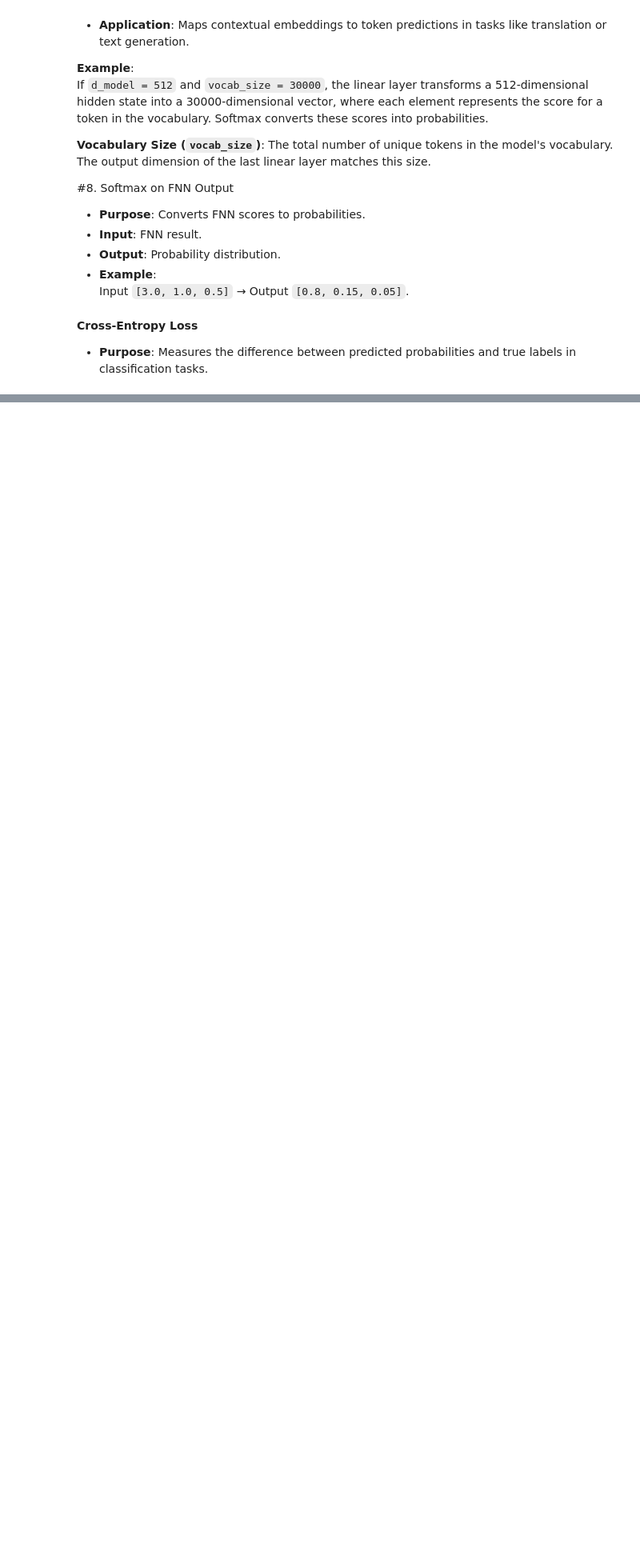
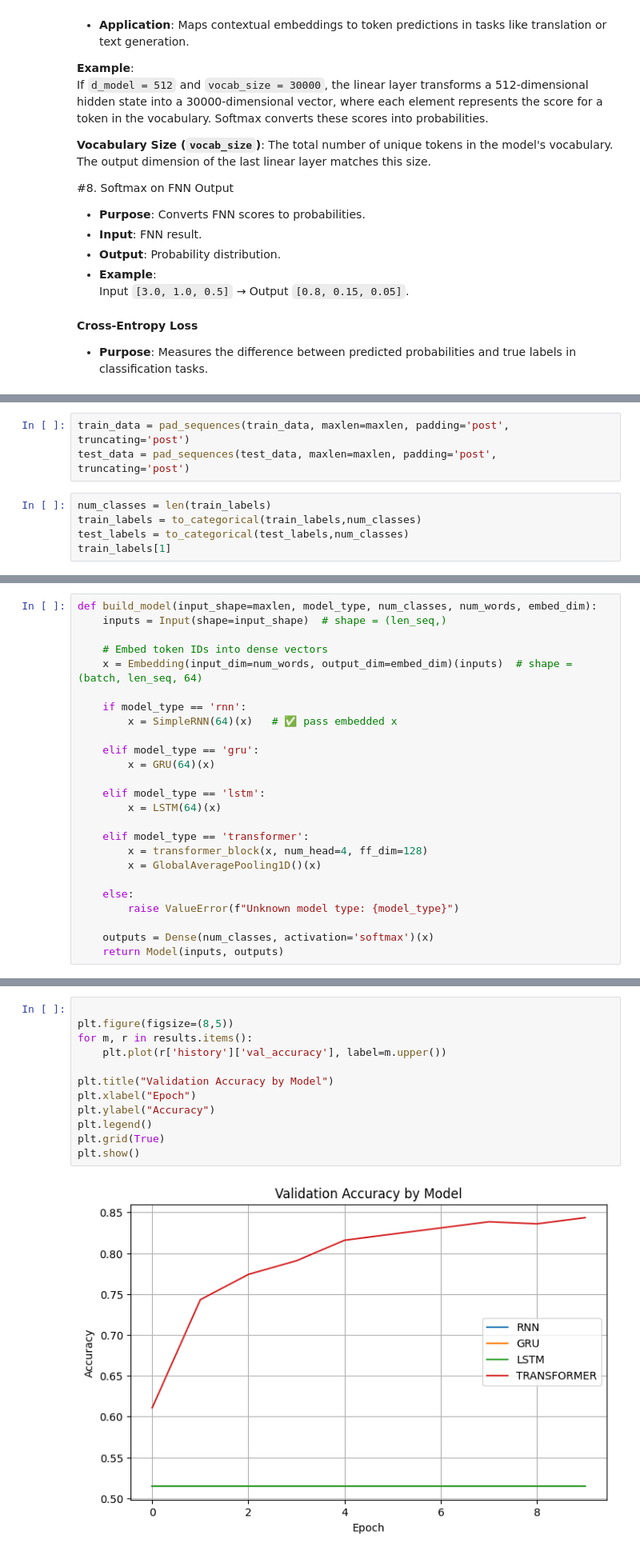
Before and after one commit to HosseinEyvazi/Deep-Learning, a Jupyter notebook: RNNs,_Transformers.ipynb, the cells around one changed output, grey strips where cells are left out. Shown at 80% size. Saved outputs shown, nothing was run; the diff lists cells and outputs as text; blank space fills up the shorter version.

```diff
--- a/RNNs,_Transformers.ipynb
+++ b/RNNs,_Transformers.ipynb
@@ -625,0 +1004,8 @@ If `d_model = 512` and `vocab_size = 30000`, the linear layer transforms a 512-d
+# %%
+train_data = pad_sequences(train_data, maxlen=maxlen, padding='post', truncating='post')
+test_data = pad_sequences(test_data, maxlen=maxlen, padding='post', truncating='post')
+# %%
+num_classes = len(train_labels)
+train_labels = to_categorical(train_labels,num_classes)
+test_labels = to_categorical(test_labels,num_classes)
+train_labels[1]
@@ -625,0 +1208,25 @@ If `d_model = 512` and `vocab_size = 30000`, the linear layer transforms a 512-d
+# %%
+def build_model(input_shape=maxlen, model_type, num_classes, num_words, embed_dim):
+    inputs = Input(shape=input_shape)  # shape = (len_seq,)
+
+    # Embed token IDs into dense vectors
+    x = Embedding(input_dim=num_words, output_dim=embed_dim)(inputs)  # shape = (batch, len_seq, 64)
+
+    if model_type == 'rnn':
+        x = SimpleRNN(64)(x)   # ✅ pass embedded x
+
+    elif model_type == 'gru':
+        x = GRU(64)(x)
+
+    elif model_type == 'lstm':
+        x = LSTM(64)(x)
+
+    elif model_type == 'transformer':
+        x = transformer_block(x, num_head=4, ff_dim=128)
+        x = GlobalAveragePooling1D()(x)
+
+    else:
+        raise ValueError(f"Unknown model type: {model_type}")
+
+    outputs = Dense(num_classes, activation='softmax')(x)
+    return Model(inputs, outputs)
@@ -625,0 +1294,14 @@ If `d_model = 512` and `vocab_size = 30000`, the linear layer transforms a 512-d
+# %%
+
+plt.figure(figsize=(8,5))
+for m, r in results.items():
+    plt.plot(r['history']['val_accuracy'], label=m.upper())
+
+plt.title("Validation Accuracy by Model")
+plt.xlabel("Epoch")
+plt.ylabel("Accuracy")
+plt.legend()
+plt.grid(True)
+plt.show()
+# %% [output]
+[figure, added]
```
Also changed, not shown: parts of 21 cells of this notebook.
